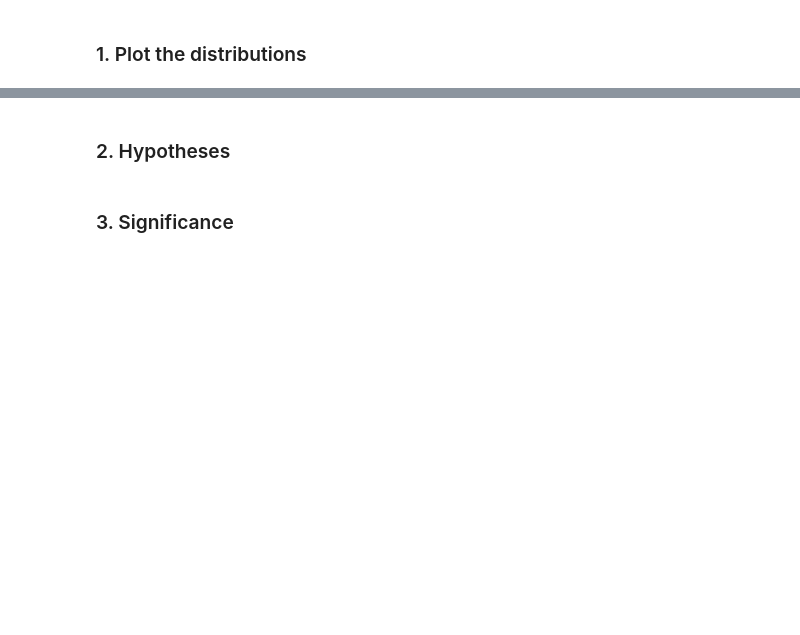
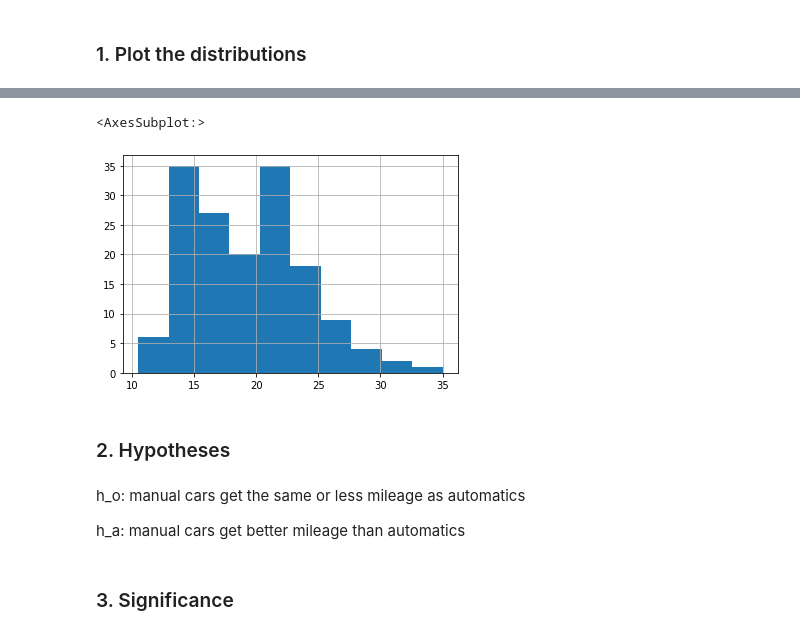
Before and after one commit to brianclements03/statistics-exercises, a Jupyter notebook: hypothesis_testing.ipynb, the cells around one changed output, grey strips where cells are left out. Saved outputs shown, nothing was run; the diff lists cells and outputs as text; code cells hidden in the pictures; blank space fills up the shorter version.

```diff
--- a/hypothesis_testing.ipynb
+++ b/hypothesis_testing.ipynb
@@ -213,4 +230,13 @@ t, p / 2, α
+# %%
+mpg_auto.hist()
+# %% [output]
+<AxesSubplot:>
+[figure, added]
 # %% [markdown]
 ### 2. Hypotheses
+# %% [markdown]
+h_o: manual cars get the same or less mileage as automatics
+
+h_a: manual cars get better mileage than automatics
 # %% [markdown]
 ### 3. Significance
```
Also changed, not shown: parts of 8 cells of this notebook.
